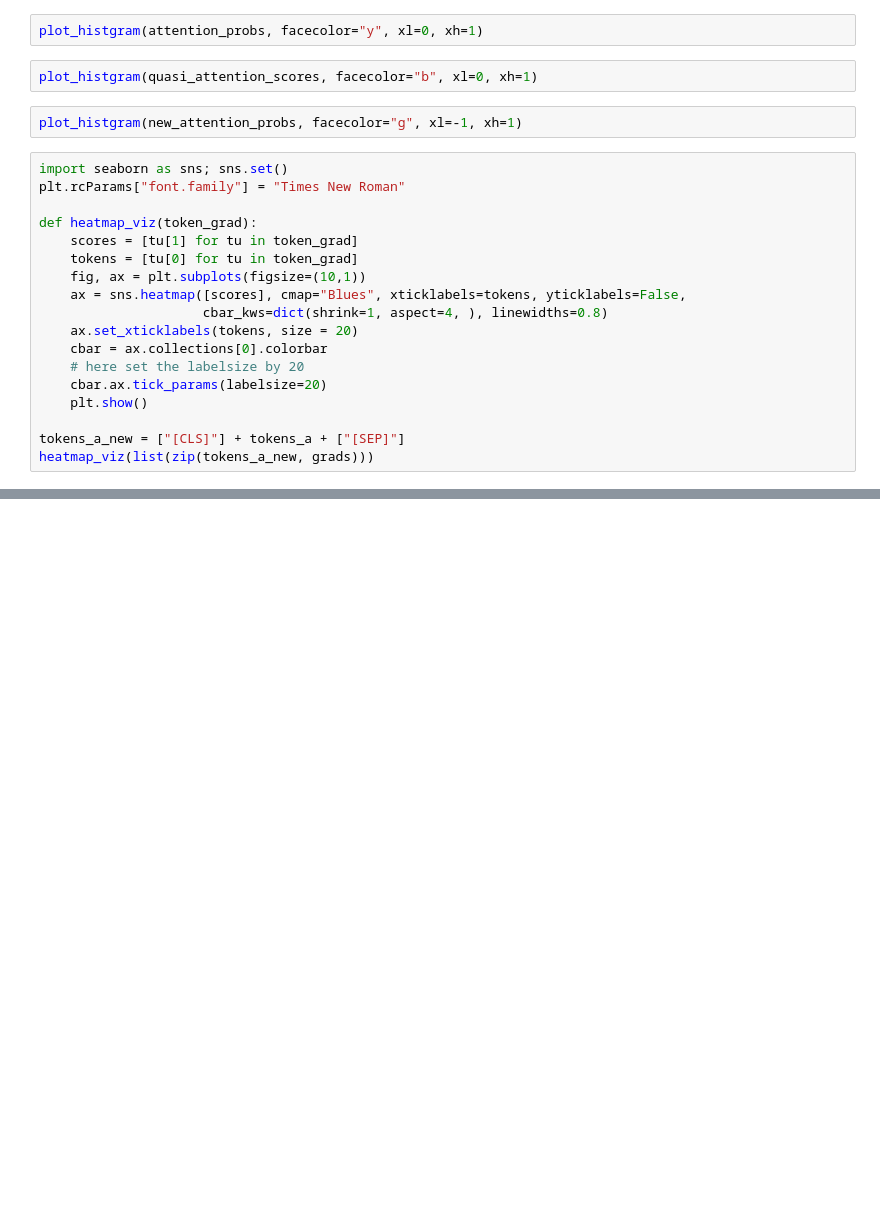
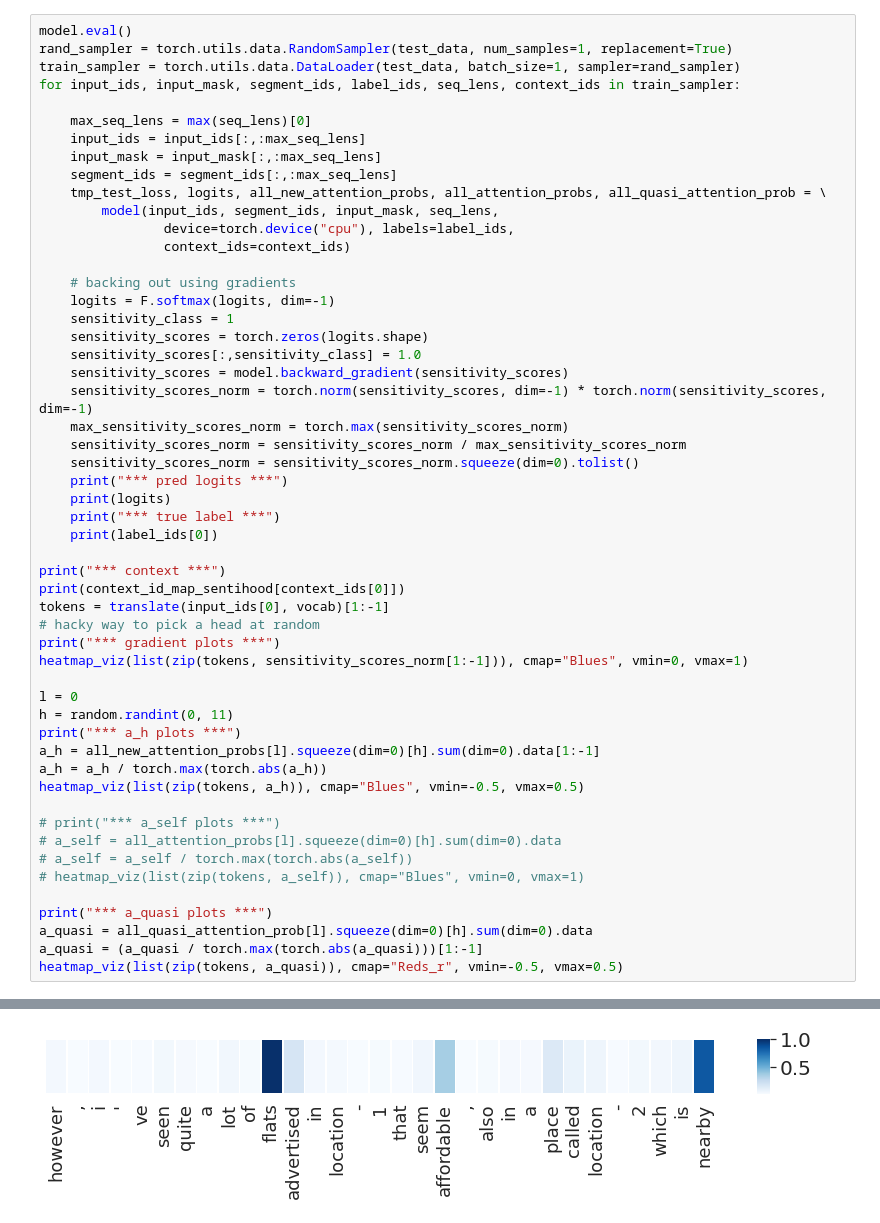
Before and after one commit to frankaging/Quasi-Attention-ABSA, a Jupyter notebook: code/notebook/visualization.ipynb, the cells around one changed output, grey strips where cells are left out. Drawn from its saved outputs; the diff is of its cells as text; blank space fills up the shorter version.

```diff
--- a/code/notebook/visualization.ipynb
+++ b/code/notebook/visualization.ipynb
@@ -479,24 +156,54 @@ plot_histgram(samples_lambda_context, xl=-0.5, xh=0.5, facecolor='r')
-# %%
-plot_histgram(attention_probs, facecolor="y", xl=0, xh=1)
-# %%
-plot_histgram(quasi_attention_scores, facecolor="b", xl=0, xh=1)
-# %%
-plot_histgram(new_attention_probs, facecolor="g", xl=-1, xh=1)
-# %%
-import seaborn as sns; sns.set()
-plt.rcParams["font.family"] = "Times New Roman"
-
-def heatmap_viz(token_grad):
-    scores = [tu[1] for tu in token_grad]
-    tokens = [tu[0] for tu in token_grad]
-    fig, ax = plt.subplots(figsize=(10,1))
-    ax = sns.heatmap([scores], cmap="Blues", xticklabels=tokens, yticklabels=False,
-                     cbar_kws=dict(shrink=1, aspect=4, ), linewidths=0.8)
-    ax.set_xticklabels(tokens, size = 20)
-    cbar = ax.collections[0].colorbar
-    # here set the labelsize by 20
-    cbar.ax.tick_params(labelsize=20)
-    plt.show()
-
-tokens_a_new = ["[CLS]"] + tokens_a + ["[SEP]"]
-heatmap_viz(list(zip(tokens_a_new, grads)))
+# %%
+model.eval()
+rand_sampler = torch.utils.data.RandomSampler(test_data, num_samples=1, replacement=True)
+train_sampler = torch.utils.data.DataLoader(test_data, batch_size=1, sampler=rand_sampler)
+for input_ids, input_mask, segment_ids, label_ids, seq_lens, context_ids in train_sampler:
+
+    max_seq_lens = max(seq_lens)[0]
+    input_ids = input_ids[:,:max_seq_lens]
+    input_mask = input_mask[:,:max_seq_lens]
+    segment_ids = segment_ids[:,:max_seq_lens]
+    tmp_test_loss, logits, all_new_attention_probs, all_attention_probs, all_quasi_attention_prob = \
+        model(input_ids, segment_ids, input_mask, seq_lens,
+                device=torch.device("cpu"), labels=label_ids,
+                context_ids=context_ids)
+
+    # backing out using gradients
+    logits = F.softmax(logits, dim=-1)
+    sensitivity_class = 1
+    sensitivity_scores = torch.zeros(logits.shape)
+    sensitivity_scores[:,sensitivity_class] = 1.0
+    sensitivity_scores = model.backward_gradient(sensitivity_scores)
+    sensitivity_scores_norm = torch.norm(sensitivity_scores, dim=-1) * torch.norm(sensitivity_scores, dim=-1)
+    max_sensitivity_scores_norm = torch.max(sensitivity_scores_norm)
+    sensitivity_scores_norm = sensitivity_scores_norm / max_sensitivity_scores_norm
+    sensitivity_scores_norm = sensitivity_scores_norm.squeeze(dim=0).tolist()
+    print("*** pred logits ***")
+    print(logits)
+    print("*** true label ***")
+    print(label_ids[0])
+
+print("*** context ***")
+print(context_id_map_sentihood[context_ids[0]])
+tokens = translate(input_ids[0], vocab)[1:-1]
+# hacky way to pick a head at random
+print("*** gradient plots ***")
+heatmap_viz(list(zip(tokens, sensitivity_scores_norm[1:-1])), cmap="Blues", vmin=0, vmax=1)
+
+l = 0
+h = random.randint(0, 11)
+print("*** a_h plots ***")
+a_h = all_new_attention_probs[l].squeeze(dim=0)[h].sum(dim=0).data[1:-1]
+a_h = a_h / torch.max(torch.abs(a_h))
+heatmap_viz(list(zip(tokens, a_h)), cmap="Blues", vmin=-0.5, vmax=0.5)
+
+# print("*** a_self plots ***")
+# a_self = all_attention_probs[l].squeeze(dim=0)[h].sum(dim=0).data
+# a_self = a_self / torch.max(torch.abs(a_self))
+# heatmap_viz(list(zip(tokens, a_self)), cmap="Blues", vmin=0, vmax=1)
+
+print("*** a_quasi plots ***")
+a_quasi = all_quasi_attention_prob[l].squeeze(dim=0)[h].sum(dim=0).data
+a_quasi = (a_quasi / torch.max(torch.abs(a_quasi)))[1:-1]
+heatmap_viz(list(zip(tokens, a_quasi)), cmap="Reds_r", vmin=-0.5, vmax=0.5)
+# %% [output]
@@ -502,0 +217 @@ heatmap_viz(list(zip(tokens_a_new, grads)))
+[figure, added]
```
Also changed, not shown: parts of 33 cells of this notebook.
